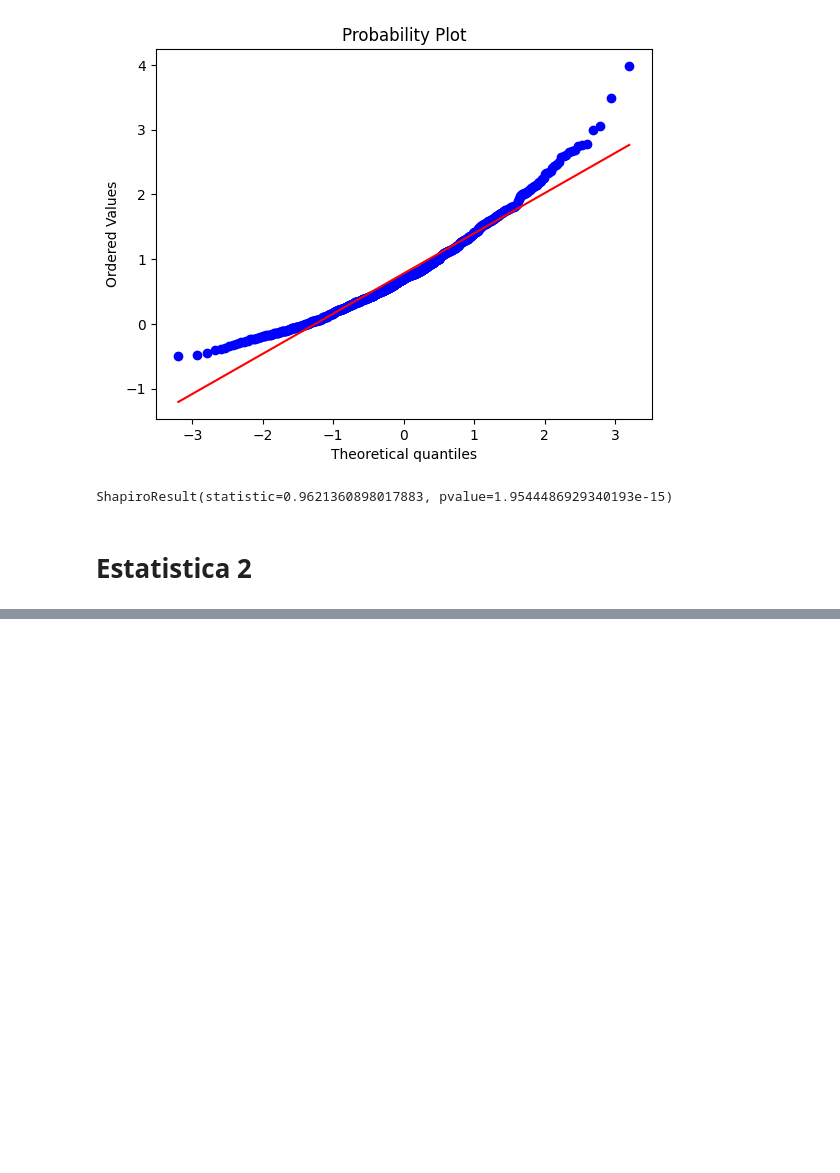
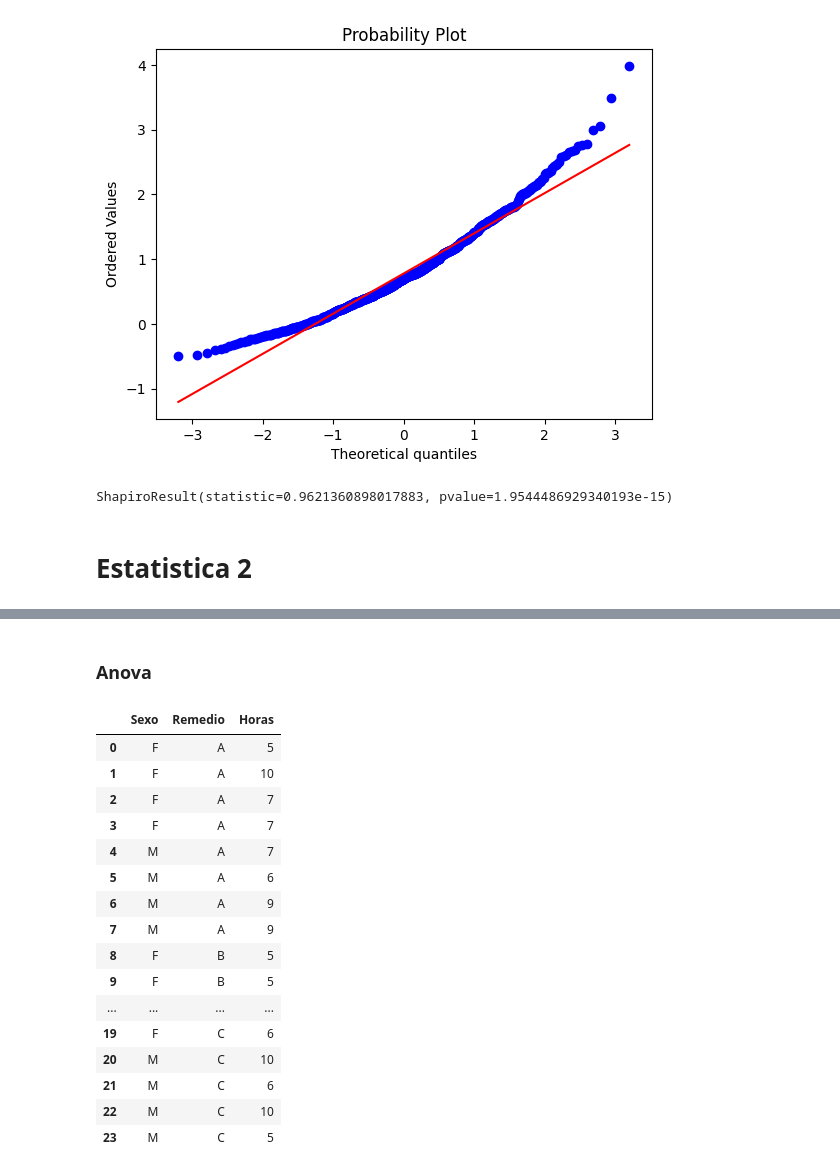
Before and after one commit to lucasgstumpf/SummaryDataScience, a Jupyter notebook: Estatistica.ipynb, the cells around one changed output, grey strips where cells are left out. Drawn from its saved outputs; the diff is of its cells as text; code cells hidden in the pictures; blank space fills up the shorter version.

```diff
--- a/Estatistica.ipynb
+++ b/Estatistica.ipynb
@@ -286,0 +387,29 @@ Para calcular por exemplo <, é necessario fazer todas as outras de forma indepe
+# %% [markdown]
+### Anova
+# %%
+import pandas as pd
+from scipy import stats
+import statsmodels.api as sm
+from statsmodels.formula.api import ols
+from statsmodels.stats.multicomp import MultiComparison
+
+tratamento = pd.read_csv('E:/Geral/CienciaDeDados/src/19.Prática em Python/dados/anova.csv', sep=';')
+tratamento
+# %% [output]
+|  | Sexo | Remedio | Horas |
+| 0 | F | A | 5 |
+| 1 | F | A | 10 |
+| 2 | F | A | 7 |
+| 3 | F | A | 7 |
+| 4 | M | A | 7 |
+| 5 | M | A | 6 |
+| 6 | M | A | 9 |
+| 7 | M | A | 9 |
+| 8 | F | B | 5 |
+| 9 | F | B | 5 |
+| ... | ... | ... | ... |
+| 19 | F | C | 6 |
+| 20 | M | C | 10 |
+| 21 | M | C | 6 |
+| 22 | M | C | 10 |
+| 23 | M | C | 5 |
```
Also changed, not shown: parts of 14 cells of this notebook.
